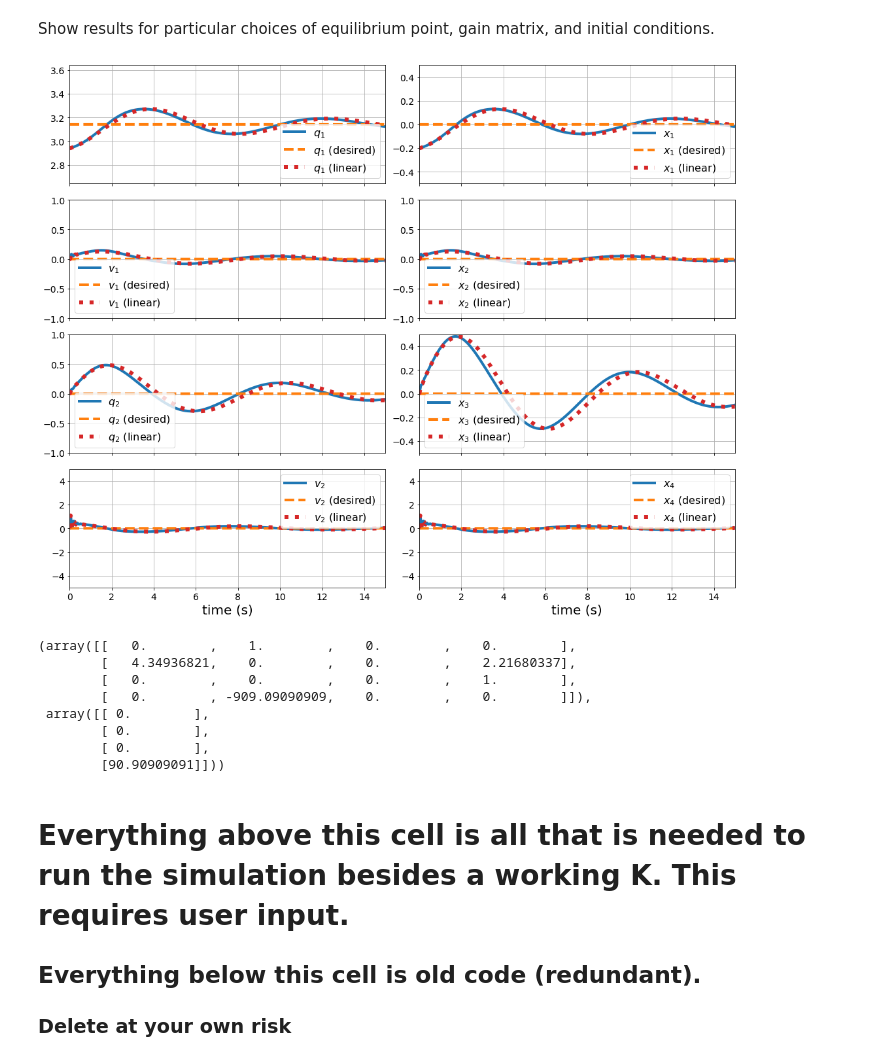
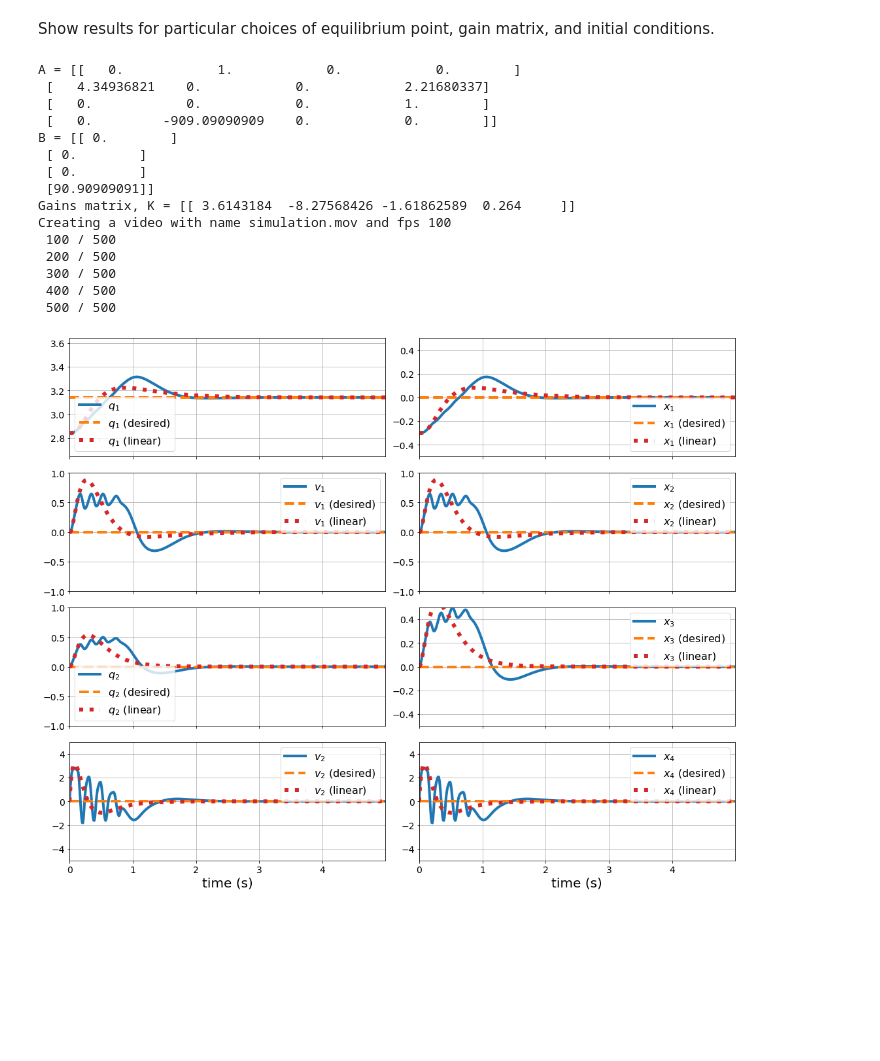
Before and after one commit to varshakrishnakumar/AE-353-Design-Project-1, a Jupyter notebook: CMG_Model_Generator.ipynb, the cells around one changed output. Saved outputs shown, nothing was run; the diff lists cells and outputs as text; code cells hidden in the pictures; blank space fills up the shorter version.

```diff
--- a/CMG_Model_Generator.ipynb
+++ b/CMG_Model_Generator.ipynb
@@ -145,7 +146,7 @@ class Controller:
         # Find actuator command
         tau = u[0]
 
-        gimbal_torque = tau
+        gimbal_torque = tau # originally -tau, but this yield the desired results
         return gimbal_torque
 
 
@@ -176,7 +177,7 @@ def get_data(simulator, q1e, v1e, q2e, v2e, taue, K, q1i, v1i, q2i, v2i, max_tim
         controller,           # <-- required (an instance of your Controller class)
         max_time=max_time,    # <-- optional (how long you want to run the simulation in seconds)
         data_filename=None,   # <-- optional (name of file to which you want data saved, e.g., 'my_data.json')
-        video_filename=None,  # <-- optional (name of file to which you want video saved, e.g., 'my_video.mov')
+        video_filename='simulation.mov',  # <-- optional (name of file to which you want video saved, e.g., 'my_video.mov')
     )
 
     # Return data
@@ -353,32 +349,34 @@ K = np.array([[2., -2., -2., 0.18]]) # <-- GAIN MATRIX FOR LINEAR STATE FEEDBACK
 # %%
 (q1e, v1e, q2e, v2e, taue) = (np.pi, 0., 0., 0., 0.) # <-- EQUILIBRIUM POINT (q1e = pi*integer, q2e = real, v1e = v2e = taue = 0)
-K = np.array([[2., -2., -2., 0.18]]) # <-- GAIN MATRIX FOR LINEAR STATE FEEDBACK
-(q1i, v1i, q2i, v2i) = (np.pi - 0.2, 0, 0., 0.) # <-- INITIAL CONDITIONS
+(q1i, v1i, q2i, v2i) = (np.pi - 0.3, 0, 0., 0.) # <-- INITIAL CONDITIONS
 
 A, B = get_model(q1e, v1e, q2e, v2e, taue)
-data = get_data(simulator, q1e, v1e, q2e, v2e, taue, K, q1i, v1i, q2i, v2i, max_time=15.0)
+
+# DETERMINE MATRIX FOR LINEAR STATE FEEDBACK
+p = np.array([-10., -8., -4., -2.])
+fsf = signal.place_poles(A, B, p)
+K = fsf.gain_matrix
+
+print('A =', A)
+print('B =', B)
+print('Gains matrix, K =',K)
+
+data = get_data(simulator, q1e, v1e, q2e, v2e, taue, K, q1i, v1i, q2i, v2i, max_time=5.0)
 show_results(data, q1e, v1e, q2e, v2e, taue, A, B, K, q1i, v1i, q2i, v2i, show_pred=True)
-# # show_x_symbolic(A, B, K)
-# print('\nEIGENVALUES OF CLOSED-LOOP SYSTEM\n')
-# print(f's = {linalg.eigvals(A - B @ K)}')
 # %% [output]
+A = [[   0.            1.            0.            0.        ]
+ [   4.34936821    0.            0.            2.21680337]
+ [   0.            0.            0.            1.        ]
+ [   0.         -909.09090909    0.            0.        ]]
+B = [[ 0.        ]
+ [ 0.        ]
+ [ 0.        ]
+ [90.90909091]]
+Gains matrix, K = [[ 3.6143184  -8.27568426 -1.61862589  0.264     ]]
+Creating a video with name simulation.mov and fps 100
+ 100 / 500
+ 200 / 500
+ 300 / 500
+ 400 / 500
+ 500 / 500
-[figure, old version]
+[figure, new version]
-# %%
-### test cell ###
-
-(q1e, v1e, q2e, v2e, taue) = (np.pi, 0., 0., 0., 0.) # <-- EQUILIBRIUM POINT (q1e = pi*integer, q2e = real, v1e = v2e = taue = 0)
-# K = np.array([[60., 30., 20., 1.]]) # <-- GAIN MATRIX FOR LINEAR STATE FEEDBACK
-(q1i, v1i, q2i, v2i) = (np.pi - 0.05, -0.05, 0., 0.) # <-- INITIAL CONDITIONS
-
-A, B = get_model(q1e, v1e, q2e, v2e, taue)
-
-A, B
-# %% [output]
-(array([[   0.        ,    1.        ,    0.        ,    0.        ],
-        [   4.34936821,    0.        ,    0.        ,    2.21680337],
-        [   0.        ,    0.        ,    0.        ,    1.        ],
-        [   0.        , -909.09090909,    0.        ,    0.        ]]),
- array([[ 0.        ],
-        [ 0.        ],
-        [ 0.        ],
-        [90.90909091]]))
@@ -392,6 +382,0 @@ S = np.diag(s)
-# %% [markdown]
-# Everything above this cell is all that is needed to run the simulation besides a working K. This requires user input.
-
-## Everything below this cell is old code (redundant).
-
-### Delete at your own risk
```
Also changed, not shown: parts of 14 cells of this notebook, 3 other files.
